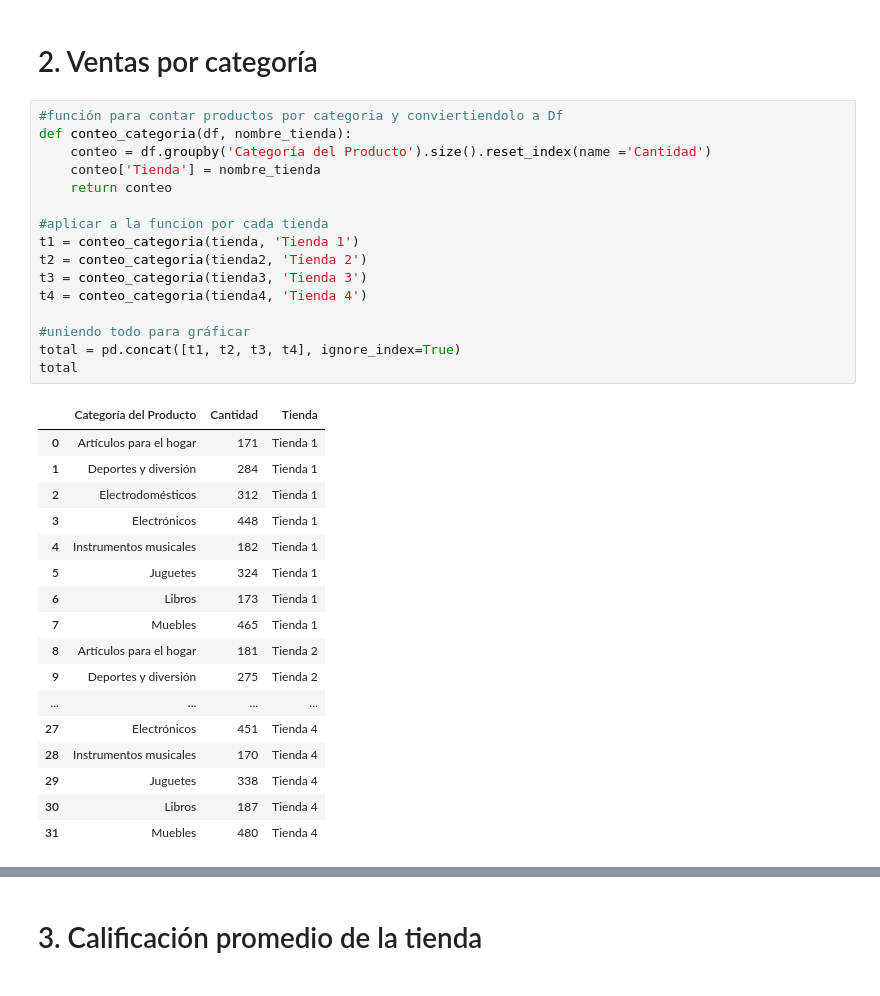
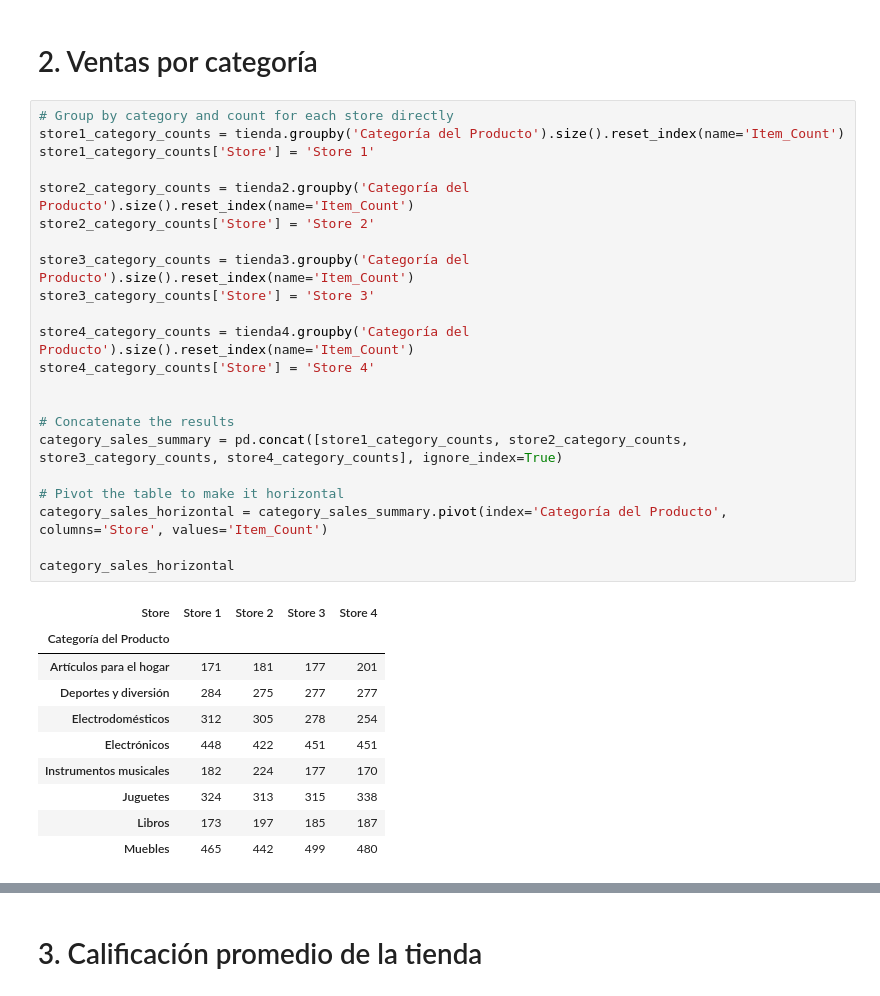
Before and after one commit to renzolea/Challenge-Alura-Store, a Jupyter notebook: AluraStoreLatam.ipynb, the cells around one changed output, grey strips where cells are left out. Saved outputs shown, nothing was run; the diff lists cells and outputs as text.

```diff
--- a/AluraStoreLatam.ipynb
+++ b/AluraStoreLatam.ipynb
@@ -80,38 +80,37 @@ plt.show()
 [figure]
 # %% [markdown]
 # 2. Ventas por categoría
-# %%
-#función para contar productos por categoria y conviertiendolo a Df
-def conteo_categoria(df, nombre_tienda):
-    conteo = df.groupby('Categoría del Producto').size().reset_index(name ='Cantidad')
-    conteo['Tienda'] = nombre_tienda
-    return conteo
-
-#aplicar a la funcion por cada tienda
-t1 = conteo_categoria(tienda, 'Tienda 1')
-t2 = conteo_categoria(tienda2, 'Tienda 2')
-t3 = conteo_categoria(tienda3, 'Tienda 3')
-t4 = conteo_categoria(tienda4, 'Tienda 4')
-
-#uniendo todo para gráficar
-total = pd.concat([t1, t2, t3, t4], ignore_index=True)
-total
-# %% [output]
-|  | Categoría del Producto | Cantidad | Tienda |
-| 0 | Artículos para el hogar | 171 | Tienda 1 |
-| 1 | Deportes y diversión | 284 | Tienda 1 |
-| 2 | Electrodomésticos | 312 | Tienda 1 |
-| 3 | Electrónicos | 448 | Tienda 1 |
-| 4 | Instrumentos musicales | 182 | Tienda 1 |
-| 5 | Juguetes | 324 | Tienda 1 |
-| 6 | Libros | 173 | Tienda 1 |
-| 7 | Muebles | 465 | Tienda 1 |
-| 8 | Artículos para el hogar | 181 | Tienda 2 |
-| 9 | Deportes y diversión | 275 | Tienda 2 |
-| ... | ... | ... | ... |
-| 27 | Electrónicos | 451 | Tienda 4 |
-| 28 | Instrumentos musicales | 170 | Tienda 4 |
-| 29 | Juguetes | 338 | Tienda 4 |
-| 30 | Libros | 187 | Tienda 4 |
-| 31 | Muebles | 480 | Tienda 4 |
+# %%
+# Group by category and count for each store directly
+store1_category_counts = tienda.groupby('Categoría del Producto').size().reset_index(name='Item_Count')
+store1_category_counts['Store'] = 'Store 1'
+
+store2_category_counts = tienda2.groupby('Categoría del Producto').size().reset_index(name='Item_Count')
+store2_category_counts['Store'] = 'Store 2'
+
+store3_category_counts = tienda3.groupby('Categoría del Producto').size().reset_index(name='Item_Count')
+store3_category_counts['Store'] = 'Store 3'
+
+store4_category_counts = tienda4.groupby('Categoría del Producto').size().reset_index(name='Item_Count')
+store4_category_counts['Store'] = 'Store 4'
+
+
+# Concatenate the results
+category_sales_summary = pd.concat([store1_category_counts, store2_category_counts, store3_category_counts, store4_category_counts], ignore_index=True)
+
+# Pivot the table to make it horizontal
+category_sales_horizontal = category_sales_summary.pivot(index='Categoría del Producto', columns='Store', values='Item_Count')
+
+category_sales_horizontal
+# %% [output]
+| Store | Store 1 | Store 2 | Store 3 | Store 4 |
+| Categoría del Producto |  |  |  |  |
+| Artículos para el hogar | 171 | 181 | 177 | 201 |
+| Deportes y diversión | 284 | 275 | 277 | 277 |
+| Electrodomésticos | 312 | 305 | 278 | 254 |
+| Electrónicos | 448 | 422 | 451 | 451 |
+| Instrumentos musicales | 182 | 224 | 177 | 170 |
+| Juguetes | 324 | 313 | 315 | 338 |
+| Libros | 173 | 197 | 185 | 187 |
+| Muebles | 465 | 442 | 499 | 480 |
 # %%
```
Also changed, not shown: parts of 5 cells of this notebook.
